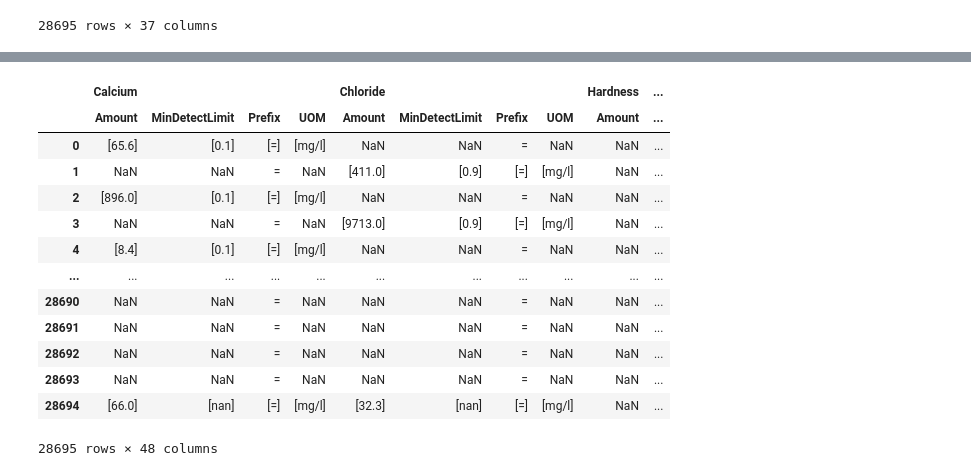
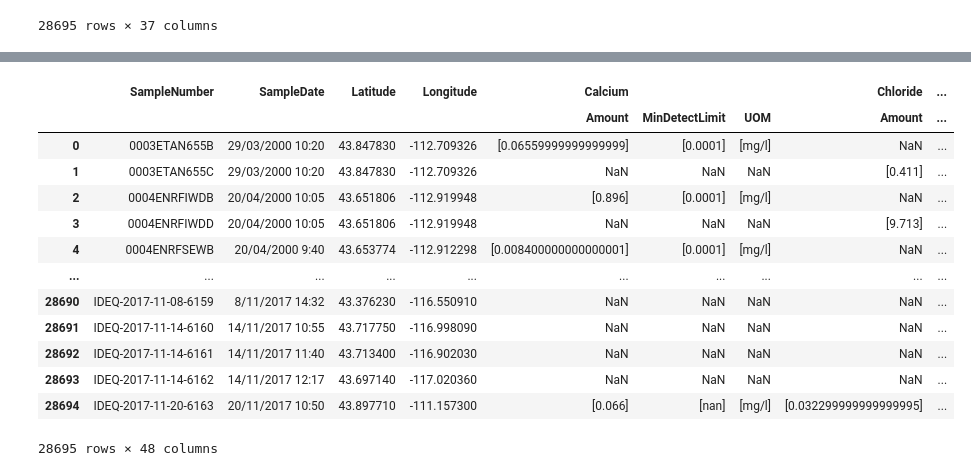
Before and after one commit to comp3988-th16-03-p39/groundwater_quality, a Jupyter notebook: data_cleaning.ipynb, the cells around one changed output, grey strips where cells are left out. Drawn from its saved outputs; the diff is of its cells as text; code cells hidden in the pictures.

```diff
--- a/data_cleaning.ipynb
+++ b/data_cleaning.ipynb
@@ -76,11 +89,10 @@ dataset_pivoted
 | 28694 | IDEQ-2017-11-20-6163 | 20/11/2017 10:50 | 43.897710 | -111.157300 | [66] | [nan] | [mg/l] | [32.3] | ... |
 28695 rows × 37 columns
 # %%
-# This function should format a single amount value and output a float-prefix tuple.
+
 def format_amount(erase_invalid: bool = False):
 
     def format_amount_func(amount, min_detection_limit, uom):
-
         # if amount is already number
         if isinstance(amount, nb.Number):
             return ('=', float(amount), uom)
@@ -116,11 +128,14 @@ def format_amount(erase_invalid: bool = False):
     return format_amount_func
 
 
-# apply formatting to every chemical and sort columns
-for chemical_name in desired_chemical_names:
-    transform_chemical_data(dataset_pivoted, chemical_name, format_amount(True),
-                            ["Amount", "MinDetectLimit", "UOM"], ["Prefix", "Amount", "UOM"], split_lists=True)
+transform_chemical_data(
+    dataset_pivoted,
+    desired_chemical_names,
+    format_amount(True),
+    ["Amount", "MinDetectLimit", "UOM"],
+    ["Prefix", "Amount", "UOM"],
+    split_lists=True
+)
 
-dataset_pivoted = dataset_pivoted.sort_index(axis=1)
 dataset_pivoted
 # %% [output]
@@ -140,63 +155,59 @@ dataset_pivoted
 28695 rows × 48 columns
 # %%
-
-# standardise units
-
-def standardise_units(units_dict):
-    def standardise_units_func(amount, min_detection_limit, prefix, uom):
-        if isinstance(uom, float):
-            if math.isnan(uom):
-                return (np.nan, np.nan, np.nan, np.nan)
-        if not (uom in units_dict.keys()):
-            raise ValueError('Invalid units', uom)
-        amount = units_dict[uom](amount)
-        min_detection_limit = units_dict[uom](min_detection_limit)
-        return (amount, min_detection_limit, prefix, uom)
-    return standardise_units_func
-
-
 convert_to_standard = dict()
-get_standard = dict()
 
 # mass/volume concentration g/L
 convert_to_standard['g/l'] = lambda x: x
 convert_to_standard['mg/l'] = lambda x: x/1e3
 convert_to_standard['ug/l'] = lambda x: x/1e6
 convert_to_standard['µg/l'] = lambda x: x/1e6
 convert_to_standard['ng/l'] = lambda x: x/1e9
 
 # pH
 convert_to_standard['ph'] = lambda x: x
 
 # temperature °c
 convert_to_standard['°c'] = lambda x: x
 convert_to_standard['°f'] = lambda x: 5*(x-32)/9
 
 # conductivity us/cm
 convert_to_standard['us/cm'] = lambda x: x
 convert_to_standard['µs/cm'] = lambda x: x
 
 
+# apply conversion to both the amount and the mindetection limit
+transform_chemical_data(
+    dataset_pivoted,
+    desired_chemical_names,
+    create_standardise_units_func(convert_to_standard),
+    ["Amount", "UOM"],
+    ["Amount"],
+    split_lists=True
+)
+
 # apply conversion
-for chemical_name in desired_chemical_names:
-    transform_chemical_data(dataset_pivoted, chemical_name, standardise_units(convert_to_standard),
-                            ["Amount", "MinDetectLimit", "Prefix", "UOM"], ["Amount", "MinDetectLimit", "Prefix", "UOM"], split_lists=True)
-    dataset_pivoted = dataset_pivoted.sort_index(axis=1)
-
+transform_chemical_data(
+    dataset_pivoted,
+    desired_chemical_names,
+    create_standardise_units_func(convert_to_standard),
+    ["MinDetectLimit", "UOM"],
+    ["MinDetectLimit"],
+    split_lists=True
+)
 
 dataset_pivoted
 # %% [output]
-|  | Calcium |  |  |  | Chloride |  |  |  | Hardness | ... |
-|  | Amount | MinDetectLimit | Prefix | UOM | Amount | MinDetectLimit | Prefix | UOM | Amount | ... |
-| 0 | [65.6] | [0.1] | [=] | [mg/l] | NaN | NaN | = | NaN | NaN | ... |
-| 1 | NaN | NaN | = | NaN | [411.0] | [0.9] | [=] | [mg/l] | NaN | ... |
-| 2 | [896.0] | [0.1] | [=] | [mg/l] | NaN | NaN | = | NaN | NaN | ... |
-| 3 | NaN | NaN | = | NaN | [9713.0] | [0.9] | [=] | [mg/l] | NaN | ... |
-| 4 | [8.4] | [0.1] | [=] | [mg/l] | NaN | NaN | = | NaN | NaN | ... |
-| ... | ... | ... | ... | ... | ... | ... | ... | ... | ... | ... |
-| 28690 | NaN | NaN | = | NaN | NaN | NaN | = | NaN | NaN | ... |
-| 28691 | NaN | NaN | = | NaN | NaN | NaN | = | NaN | NaN | ... |
-| 28692 | NaN | NaN | = | NaN | NaN | NaN | = | NaN | NaN | ... |
-| 28693 | NaN | NaN | = | NaN | NaN | NaN | = | NaN | NaN | ... |
-| 28694 | [66.0] | [nan] | [=] | [mg/l] | [32.3] | [nan] | [=] | [mg/l] | NaN | ... |
+|  | SampleNumber | SampleDate | Latitude | Longitude | Calcium |  |  | Chloride | ... |
+|  |  |  |  |  | Amount | MinDetectLimit | UOM | Amount | ... |
+| 0 | 0003ETAN655B | 29/03/2000 10:20 | 43.847830 | -112.709326 | [0.06559999999999999] | [0.0001] | [mg/l] | NaN | ... |
+| 1 | 0003ETAN655C | 29/03/2000 10:20 | 43.847830 | -112.709326 | NaN | NaN | NaN | [0.411] | ... |
+| 2 | 0004ENRFIWDB | 20/04/2000 10:05 | 43.651806 | -112.919948 | [0.896] | [0.0001] | [mg/l] | NaN | ... |
+| 3 | 0004ENRFIWDD | 20/04/2000 10:05 | 43.651806 | -112.919948 | NaN | NaN | NaN | [9.713] | ... |
+| 4 | 0004ENRFSEWB | 20/04/2000 9:40 | 43.653774 | -112.912298 | [0.008400000000000001] | [0.0001] | [mg/l] | NaN | ... |
+| ... | ... | ... | ... | ... | ... | ... | ... | ... | ... |
+| 28690 | IDEQ-2017-11-08-6159 | 8/11/2017 14:32 | 43.376230 | -116.550910 | NaN | NaN | NaN | NaN | ... |
+| 28691 | IDEQ-2017-11-14-6160 | 14/11/2017 10:55 | 43.717750 | -116.998090 | NaN | NaN | NaN | NaN | ... |
+| 28692 | IDEQ-2017-11-14-6161 | 14/11/2017 11:40 | 43.713400 | -116.902030 | NaN | NaN | NaN | NaN | ... |
+| 28693 | IDEQ-2017-11-14-6162 | 14/11/2017 12:17 | 43.697140 | -117.020360 | NaN | NaN | NaN | NaN | ... |
+| 28694 | IDEQ-2017-11-20-6163 | 20/11/2017 10:50 | 43.897710 | -111.157300 | [0.066] | [nan] | [mg/l] | [0.032299999999999995] | ... |
 28695 rows × 48 columns
```
Also changed, not shown: parts of 14 cells of this notebook, 2 other files.
